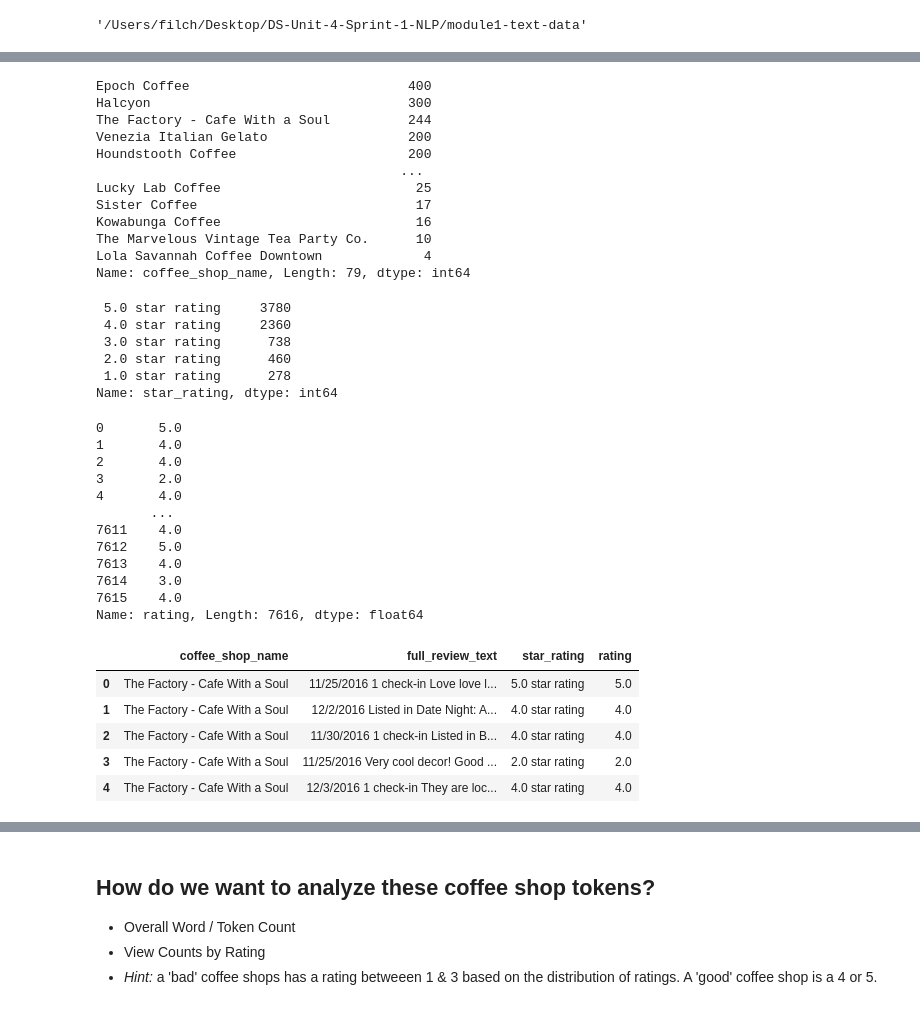
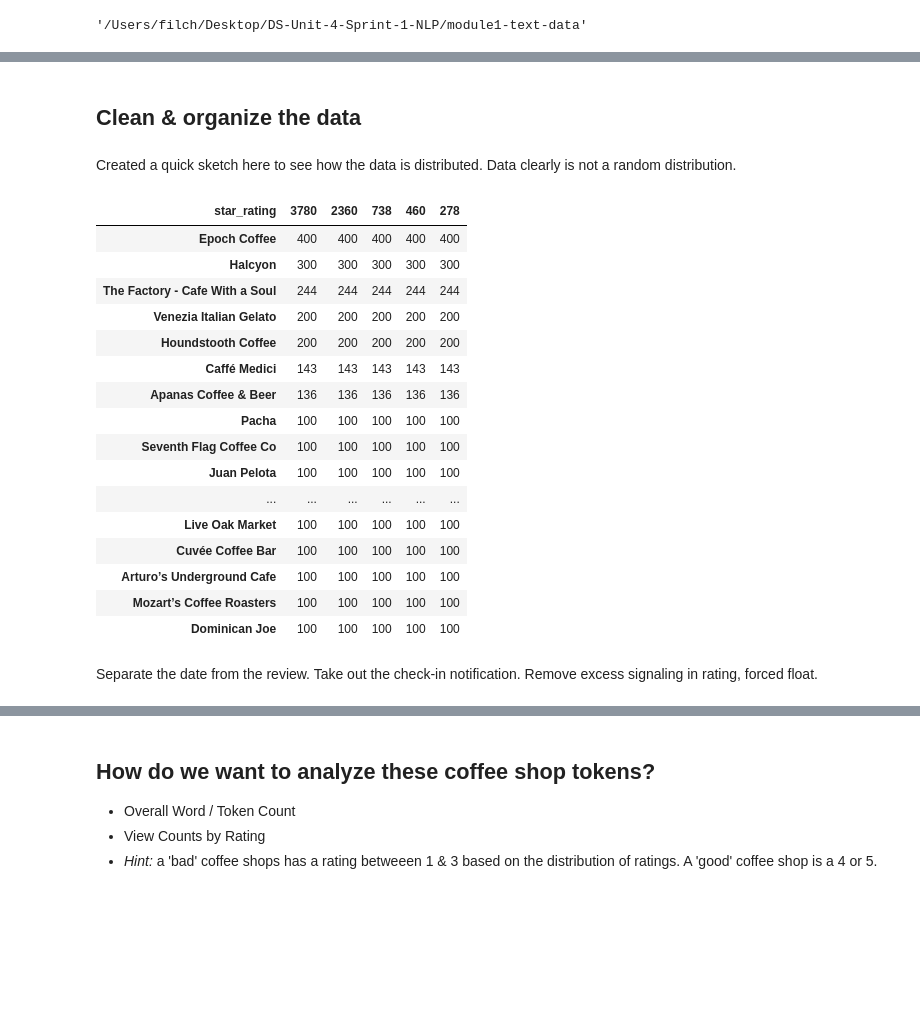
Before and after one commit to filchyboy/DS-Unit-4-Sprint-1-NLP, a Jupyter notebook: module1-text-data/LS_DS_411_Text_Data_Assignment.ipynb, the cells around one changed output, grey strips where cells are left out. Cells and saved outputs as stored; diff of their text form; code cells hidden in the pictures; blank space fills up the shorter version.

```diff
--- a/module1-text-data/LS_DS_411_Text_Data_Assignment.ipynb
+++ b/module1-text-data/LS_DS_411_Text_Data_Assignment.ipynb
@@ -45,50 +50,30 @@ shops.shape
-# %%
-shops['coffee_shop_name'].value_counts()
-# %% [output]
-Epoch Coffee                            400
-Halcyon                                 300
-The Factory - Cafe With a Soul          244
-Venezia Italian Gelato                  200
-Houndstooth Coffee                      200
-                                       ...
-Lucky Lab Coffee                         25
-Sister Coffee                            17
-Kowabunga Coffee                         16
-The Marvelous Vintage Tea Party Co.      10
-Lola Savannah Coffee Downtown             4
-Name: coffee_shop_name, Length: 79, dtype: int64
-# %%
-shops['star_rating'].value_counts()
-# %% [output]
- 5.0 star rating     3780
- 4.0 star rating     2360
- 3.0 star rating      738
- 2.0 star rating      460
- 1.0 star rating      278
-Name: star_rating, dtype: int64
+# %% [markdown]
+## Clean & organize the data
+# %% [markdown]
+Created a quick sketch here to see how the data is distributed. Data clearly is not a random distribution.
+# %%
+sketch = pd.DataFrame([shops['coffee_shop_name'].value_counts()], [shops['star_rating'].value_counts()])
+# %%
+sketch.T.head(20)
+# %% [output]
+| star_rating | 3780 | 2360 | 738 | 460 | 278 |
+| Epoch Coffee | 400 | 400 | 400 | 400 | 400 |
+| Halcyon | 300 | 300 | 300 | 300 | 300 |
+| The Factory - Cafe With a Soul | 244 | 244 | 244 | 244 | 244 |
+| Venezia Italian Gelato | 200 | 200 | 200 | 200 | 200 |
+| Houndstooth Coffee | 200 | 200 | 200 | 200 | 200 |
+| Caffé Medici | 143 | 143 | 143 | 143 | 143 |
+| Apanas Coffee & Beer | 136 | 136 | 136 | 136 | 136 |
+| Pacha | 100 | 100 | 100 | 100 | 100 |
+| Seventh Flag Coffee Co | 100 | 100 | 100 | 100 | 100 |
+| Juan Pelota | 100 | 100 | 100 | 100 | 100 |
+| ... | ... | ... | ... | ... | ... |
+| Live Oak Market | 100 | 100 | 100 | 100 | 100 |
+| Cuvée Coffee Bar | 100 | 100 | 100 | 100 | 100 |
+| Arturo’s Underground Cafe | 100 | 100 | 100 | 100 | 100 |
+| Mozart’s Coffee Roasters | 100 | 100 | 100 | 100 | 100 |
+| Dominican Joe | 100 | 100 | 100 | 100 | 100 |
+# %% [markdown]
+Separate the date from the review. Take out the check-in notification. Remove excess signaling in rating, forced float.
 # %%
 shops['rating'] = shops['star_rating'].apply(lambda x: x[:4]).astype('float')
-# %%
-shops['rating']
-# %% [output]
-0       5.0
-1       4.0
-2       4.0
-3       2.0
-4       4.0
-       ...
-7611    4.0
-7612    5.0
-7613    4.0
-7614    3.0
-7615    4.0
-Name: rating, Length: 7616, dtype: float64
-# %%
-shops.head()
-# %% [output]
-|  | coffee_shop_name | full_review_text | star_rating | rating |
-| 0 | The Factory - Cafe With a Soul | 11/25/2016 1 check-in Love love l... | 5.0 star rating | 5.0 |
-| 1 | The Factory - Cafe With a Soul | 12/2/2016 Listed in Date Night: A... | 4.0 star rating | 4.0 |
-| 2 | The Factory - Cafe With a Soul | 11/30/2016 1 check-in Listed in B... | 4.0 star rating | 4.0 |
-| 3 | The Factory - Cafe With a Soul | 11/25/2016 Very cool decor! Good ... | 2.0 star rating | 2.0 |
-| 4 | The Factory - Cafe With a Soul | 12/3/2016 1 check-in They are loc... | 4.0 star rating | 4.0 |
```
Also changed, not shown: parts of 26 cells of this notebook, 4 other files.
